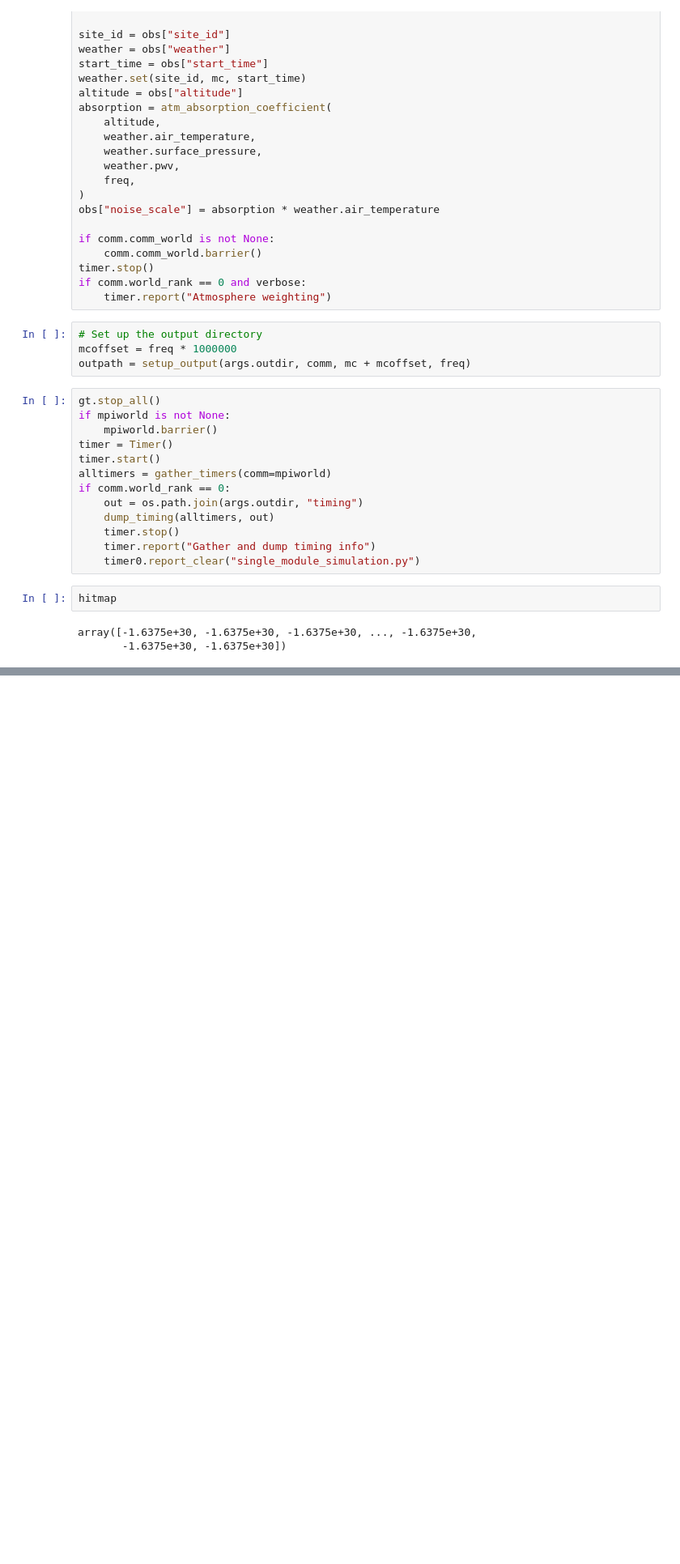
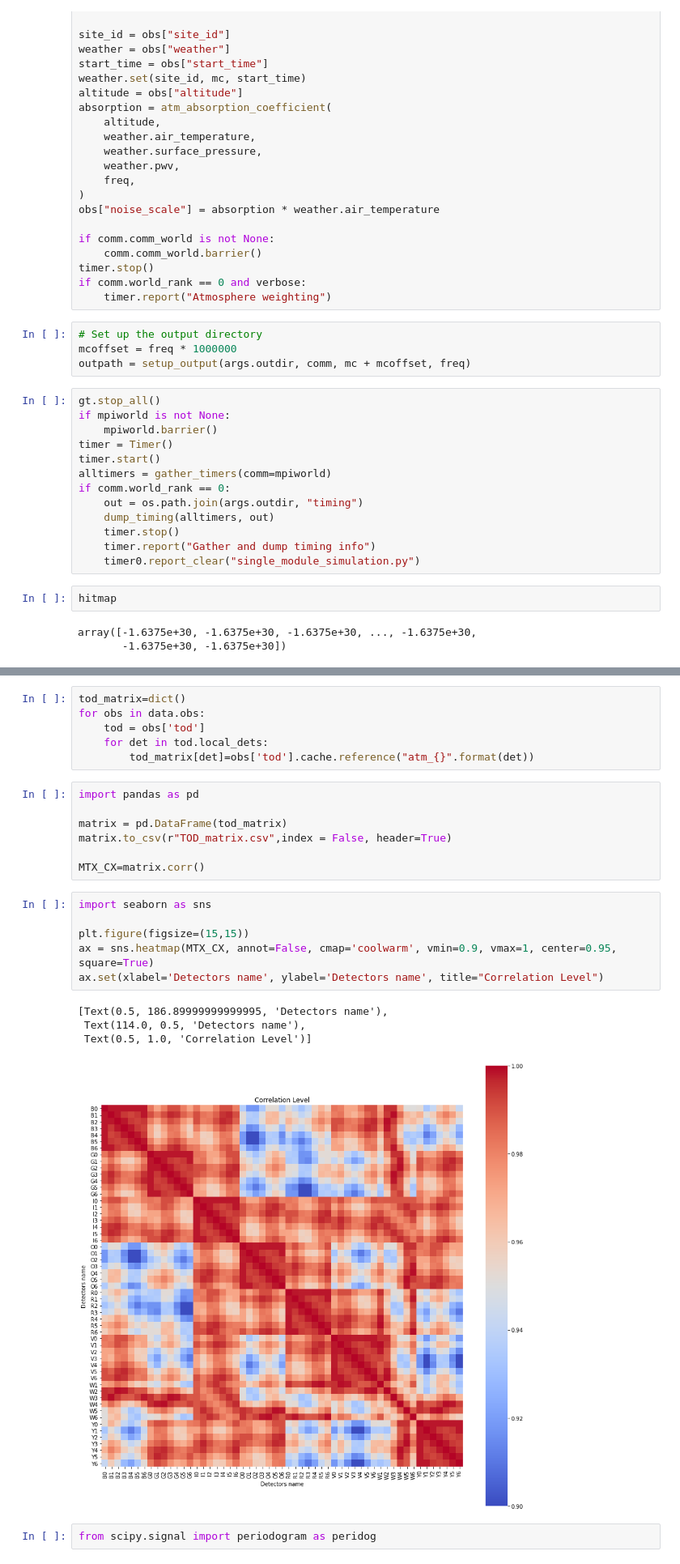
Before and after one commit to cmbgroundbased/cal, a Jupyter notebook: cookbook/Atmospheric_simulation_TOD.ipynb, the cells around one changed output, grey strips where cells are left out. Shown at 81% size. Saved outputs shown, nothing was run; the diff lists cells and outputs as text; blank space fills up the shorter version.

```diff
--- a/cookbook/Atmospheric_simulation_TOD.ipynb
+++ b/cookbook/Atmospheric_simulation_TOD.ipynb
@@ -575,0 +564,26 @@ hp.graticule(alpha=0.4)
+# %%
+tod_matrix=dict()
+for obs in data.obs:
+    tod = obs['tod']
+    for det in tod.local_dets:
+        tod_matrix[det]=obs['tod'].cache.reference("atm_{}".format(det))
+# %%
+import pandas as pd
+
+matrix = pd.DataFrame(tod_matrix)
+matrix.to_csv(r"TOD_matrix.csv",index = False, header=True)
+
+MTX_CX=matrix.corr()
+# %%
+import seaborn as sns
+
+plt.figure(figsize=(15,15))
+ax = sns.heatmap(MTX_CX, annot=False, cmap='coolwarm', vmin=0.9, vmax=1, center=0.95, square=True)
+ax.set(xlabel='Detectors name', ylabel='Detectors name', title="Correlation Level")
+# %% [output]
+[Text(0.5, 186.89999999999995, 'Detectors name'),
+ Text(114.0, 0.5, 'Detectors name'),
+ Text(0.5, 1.0, 'Correlation Level')]
+[figure, added]
+# %%
+from scipy.signal import periodogram as peridog
```
Also changed, not shown: parts of 19 cells of this notebook, 3 other files.
